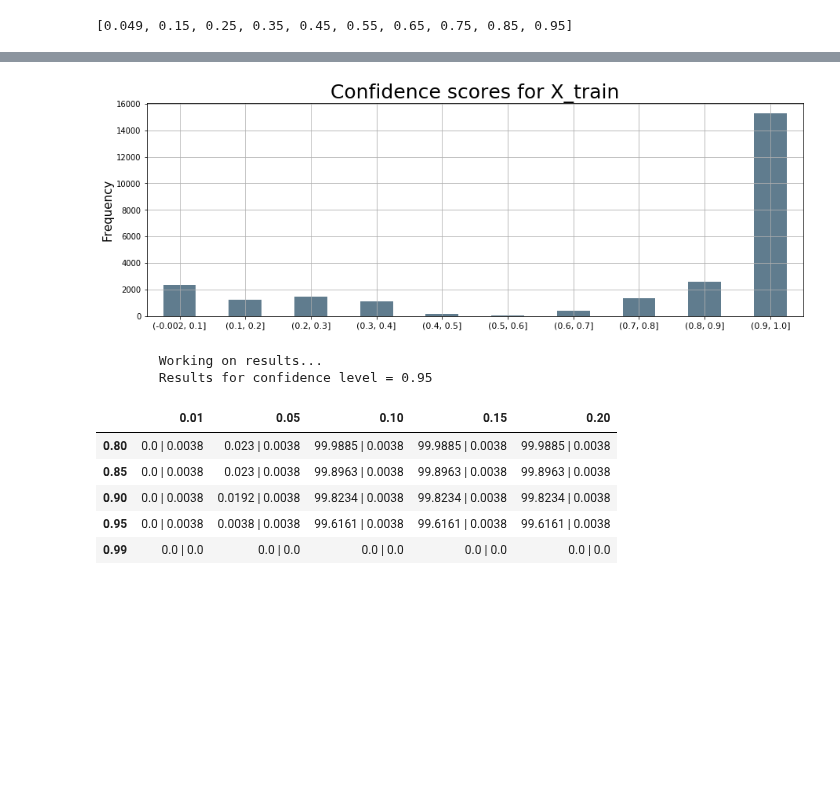
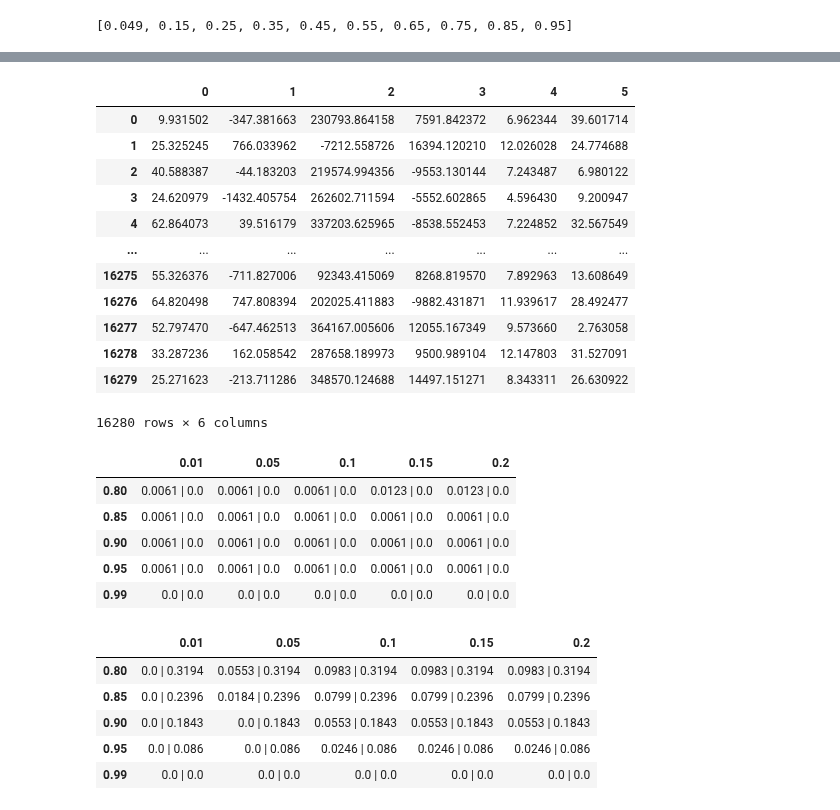
Before and after one commit to roye52371/CTGAN, a Jupyter notebook: Adult-train-test-exp.ipynb, the cells around one changed output, grey strips where cells are left out. Drawn from its saved outputs; the diff is of its cells as text; code cells hidden in the pictures; blank space fills up the shorter version.

```diff
--- a/Adult-train-test-exp.ipynb
+++ b/Adult-train-test-exp.ipynb
@@ -101,6 +107,7 @@ top_c_lst
 # X_all = np.concatenate([X_train, y_train.reshape(-1,1)], axis=1)
 # X_train = X_all
 X_train_pd = pd.DataFrame(X_train)
+X_test_pd = pd.DataFrame(X_test)
 c = 0.95
 
 # train CTGAN
@@ -109,7 +116,7 @@ z_rows = int(0.25 * X_train.shape[0])
 z = gen_random_noise(shape=(z_rows, z_features))
 
 batch_size = 50
-epochs = 5
+epochs = 50
 confidence_level = c
 gen_lr = 2e-5
 loss = 'log'
@@ -138,6 +145,22 @@ print("\tGenerate samples to same dist...")
 # Generate samples to same dist
 samples = 100000
 gen_data = rf_ctgan.sample(samples)
+
+y_prob = rf.predict_proba(gen_data)
+y_conf_gen = y_prob[:, 0]  # confidence scores
+
+# ans is the indices of gen_data to make the same dist
+ans = gen_data_to_same_conf_dist_as_train(y_conf_gen, y_conf_train)
+gen_data_same_dist = gen_data.iloc[ans]
+y_conf_gen_same_dist = y_conf_gen[ans]
+
+# inverse the generated data
+scaler = get_scaler(preprocessor)
+gen_data_inv = scaler.inverse_transform(gen_data_same_dist)
+gen_data_inv = pd.DataFrame(gen_data_inv)
+
+print(f"\tWorking on results...")
+print(f"\tResults for confidence level = {c}")
 # %% [output]
 Training CTGAN for c = 0.95...
         Generate samples to same dist...
@@ -168,4 +168,0 @@ y_conf_gen_same_dist = y_conf_gen[ans]
-# %%
-plot_confidence_levels(y_conf_gen_same_dist, "Confidence scores for X_train")
-# %% [output]
-[figure, removed]
@@ -177,17 +169,16 @@ gen_data_inv = pd.DataFrame(gen_data_inv)
-# %%
-# y_conf_gen_same_dist, gen_data_inv what we want
-# results
-# E. Calculate coverage for each similarity and conf diff thresholds
-print(f"\tWorking on results...")
-results = table(gen_data_inv, X_train_pd, y_conf_gen_same_dist, y_conf_train)
-print(f"\tResults for confidence level = {c}")
-display(results)
-# %% [output]
-        Working on results...
-        Results for confidence level = 0.95
-|  | 0.01 | 0.05 | 0.10 | 0.15 | 0.20 |
-| 0.80 | 0.0 | 0.0038 | 0.023 | 0.0038 | 99.9885 | 0.0038 | 99.9885 | 0.0038 | 99.9885 | 0.0038 |
-| 0.85 | 0.0 | 0.0038 | 0.023 | 0.0038 | 99.8963 | 0.0038 | 99.8963 | 0.0038 | 99.8963 | 0.0038 |
-| 0.90 | 0.0 | 0.0038 | 0.0192 | 0.0038 | 99.8234 | 0.0038 | 99.8234 | 0.0038 | 99.8234 | 0.0038 |
-| 0.95 | 0.0 | 0.0038 | 0.0038 | 0.0038 | 99.6161 | 0.0038 | 99.6161 | 0.0038 | 99.6161 | 0.0038 |
-| 0.99 | 0.0 | 0.0 | 0.0 | 0.0 | 0.0 | 0.0 | 0.0 | 0.0 | 0.0 | 0.0 |
+# %%
+gen_data_inv
+# %% [output]
+|  | 0 | 1 | 2 | 3 | 4 | 5 |
+| 0 | 9.931502 | -347.381663 | 230793.864158 | 7591.842372 | 6.962344 | 39.601714 |
+| 1 | 25.325245 | 766.033962 | -7212.558726 | 16394.120210 | 12.026028 | 24.774688 |
+| 2 | 40.588387 | -44.183203 | 219574.994356 | -9553.130144 | 7.243487 | 6.980122 |
+| 3 | 24.620979 | -1432.405754 | 262602.711594 | -5552.602865 | 4.596430 | 9.200947 |
+| 4 | 62.864073 | 39.516179 | 337203.625965 | -8538.552453 | 7.224852 | 32.567549 |
+| ... | ... | ... | ... | ... | ... | ... |
+| 16275 | 55.326376 | -711.827006 | 92343.415069 | 8268.819570 | 7.892963 | 13.608649 |
+| 16276 | 64.820498 | 747.808394 | 202025.411883 | -9882.431871 | 11.939617 | 28.492477 |
+| 16277 | 52.797470 | -647.462513 | 364167.005606 | 12055.167349 | 9.573660 | 2.763058 |
+| 16278 | 33.287236 | 162.058542 | 287658.189973 | 9500.989104 | 12.147803 | 31.527091 |
+| 16279 | 25.271623 | -213.711286 | 348570.124688 | 14497.151271 | 8.343311 | 26.630922 |
+16280 rows × 6 columns
@@ -193,0 +189,15 @@ display(results)
+# %%
+display_side_by_side(train_results, test_results)
+# %% [output]
+|  | 0.01 | 0.05 | 0.1 | 0.15 | 0.2 |
+| 0.80 | 0.0061 | 0.0 | 0.0061 | 0.0 | 0.0061 | 0.0 | 0.0123 | 0.0 | 0.0123 | 0.0 |
+| 0.85 | 0.0061 | 0.0 | 0.0061 | 0.0 | 0.0061 | 0.0 | 0.0061 | 0.0 | 0.0061 | 0.0 |
+| 0.90 | 0.0061 | 0.0 | 0.0061 | 0.0 | 0.0061 | 0.0 | 0.0061 | 0.0 | 0.0061 | 0.0 |
+| 0.95 | 0.0061 | 0.0 | 0.0061 | 0.0 | 0.0061 | 0.0 | 0.0061 | 0.0 | 0.0061 | 0.0 |
+| 0.99 | 0.0 | 0.0 | 0.0 | 0.0 | 0.0 | 0.0 | 0.0 | 0.0 | 0.0 | 0.0 |
+|  | 0.01 | 0.05 | 0.1 | 0.15 | 0.2 |
+| 0.80 | 0.0 | 0.3194 | 0.0553 | 0.3194 | 0.0983 | 0.3194 | 0.0983 | 0.3194 | 0.0983 | 0.3194 |
+| 0.85 | 0.0 | 0.2396 | 0.0184 | 0.2396 | 0.0799 | 0.2396 | 0.0799 | 0.2396 | 0.0799 | 0.2396 |
+| 0.90 | 0.0 | 0.1843 | 0.0 | 0.1843 | 0.0553 | 0.1843 | 0.0553 | 0.1843 | 0.0553 | 0.1843 |
+| 0.95 | 0.0 | 0.086 | 0.0 | 0.086 | 0.0246 | 0.086 | 0.0246 | 0.086 | 0.0246 | 0.086 |
+| 0.99 | 0.0 | 0.0 | 0.0 | 0.0 | 0.0 | 0.0 | 0.0 | 0.0 | 0.0 | 0.0 |
```
Also changed, not shown: parts of 14 cells of this notebook.
